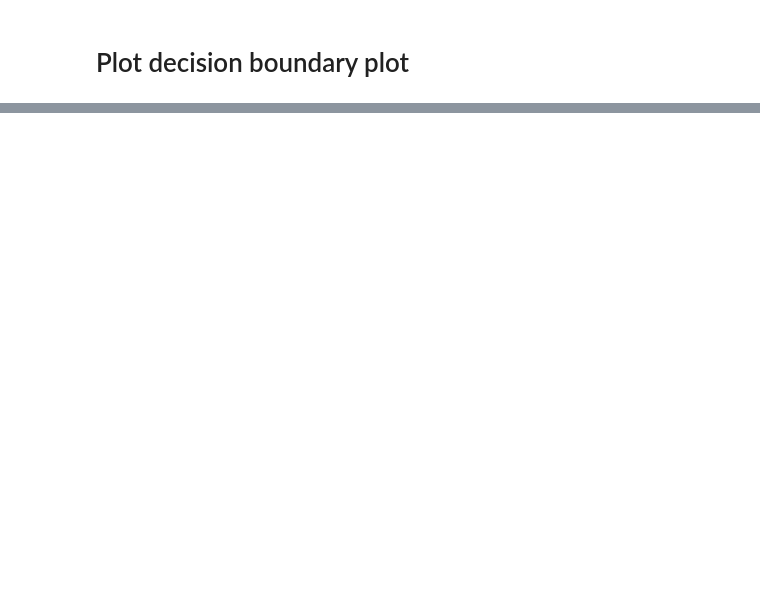
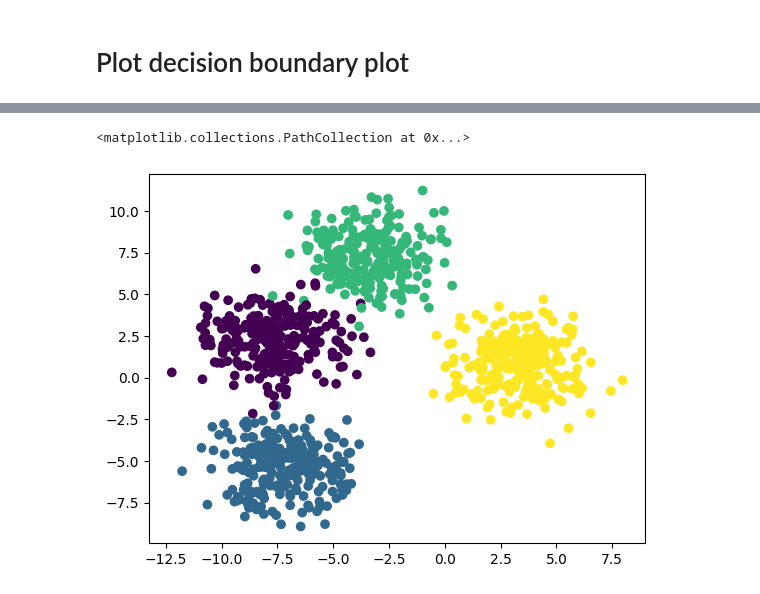
Before and after one commit to AnnaBozhenko/ML_course, a Jupyter notebook: 02_pyTorch_classification.ipynb, the cells around one changed output, grey strips where cells are left out. Drawn from its saved outputs; the diff is of its cells as text; code cells hidden in the pictures; blank space fills up the shorter version.

```diff
--- a/02_pyTorch_classification.ipynb
+++ b/02_pyTorch_classification.ipynb
@@ -470,0 +487,16 @@ plot_decision_boundary(model_2,
+# %%
+samples_n = 1000
+features_n = 2
+classes_n = 4
+RANDOM_SEED = 43
+# %%
+X_blob, y_blob = make_blobs(n_samples=samples_n,
+           n_features=features_n,
+           centers=classes_n,
+           cluster_std=1.5,
+           random_state=RANDOM_SEED)
+# %%
+plt.scatter(X_blob[:, 0], X_blob[:, 1], c=y_blob)
+# %% [output]
+<matplotlib.collections.PathCollection at 0x...>
+[figure, added]
```
Also changed, not shown: parts of 30 cells of this notebook.
